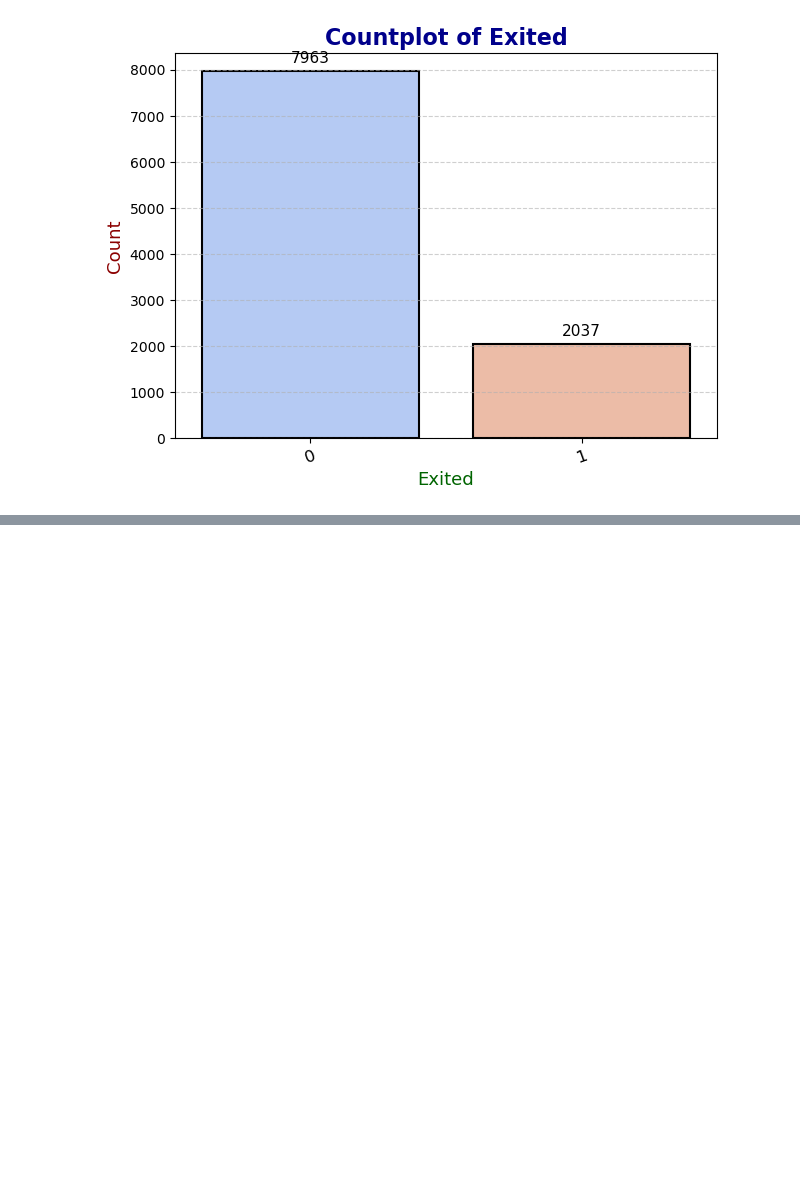
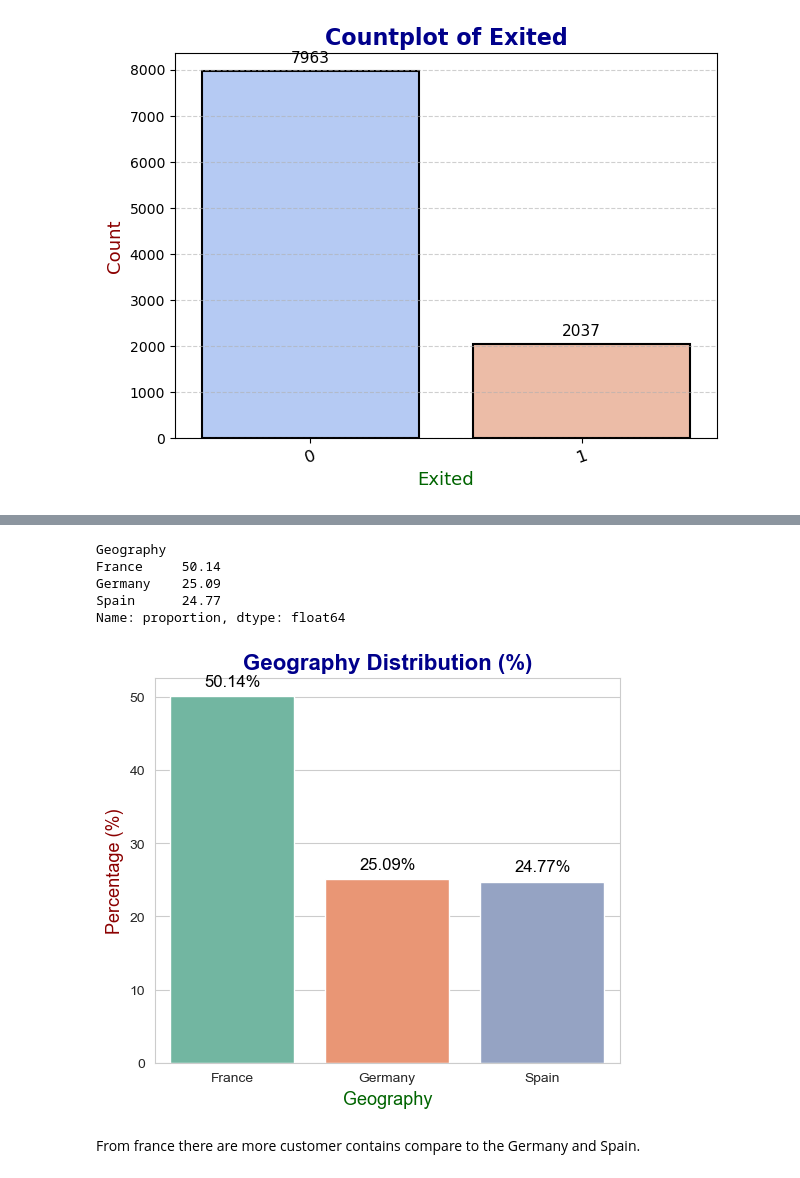
Before and after one commit to dinislamweb/Bank-Customer-Churn-Using-ANN, a Jupyter notebook: Bank Customer Churn using ANN.ipynb, the cells around one changed output, grey strips where cells are left out. Cells and saved outputs as stored; diff of their text form; code cells hidden in the pictures; blank space fills up the shorter version.

```diff
--- a/Bank Customer Churn using ANN.ipynb
+++ b/Bank Customer Churn using ANN.ipynb
@@ -122,0 +170,38 @@ plt.show()
+# %%
+# Geography
+df['Geography'].value_counts(normalize=True)*100
+# %% [output]
+Geography
+France     50.14
+Germany    25.09
+Spain      24.77
+Name: proportion, dtype: float64
+# %%
+# Value counts in percentage
+geo_counts = df['Geography'].value_counts(normalize=True) * 100
+
+# Set style
+sns.set_style("whitegrid")
+plt.figure(figsize=(6,5))
+
+# Bar Chart
+palette = sns.color_palette("Set2")
+bars = sns.barplot(x=geo_counts.index, y=geo_counts.values, palette=palette)
+
+# Add value labels on top of bars
+for bar in bars.patches:
+    bars.annotate(f"{bar.get_height():.2f}%",
+                  (bar.get_x() + bar.get_width()/2, bar.get_height()),
+                  ha="center", va="bottom", fontsize=12, color="black", xytext=(0,5),
+                  textcoords="offset points")
+
+# Titles and labels
+plt.title("Geography Distribution (%)", fontsize=16, fontweight="bold", color="darkblue")
+plt.xlabel("Geography", fontsize=13, color="darkgreen")
+plt.ylabel("Percentage (%)", fontsize=13, color="darkred")
+
+plt.show()
+# %% [output]
+[figure, added]
+# %% [markdown]
+From france there are more customer contains compare to the Germany and Spain.
```
Also changed, not shown: parts of 5 cells of this notebook.
